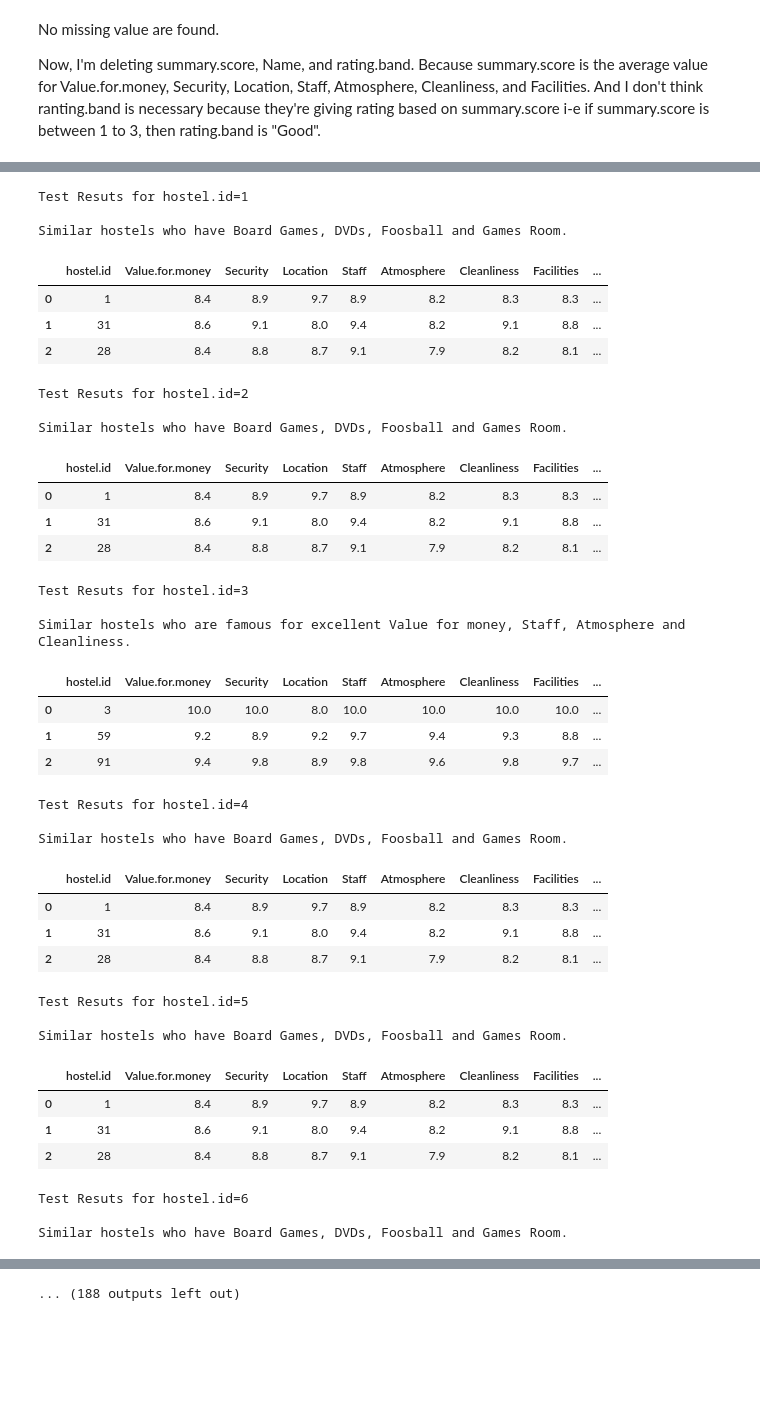
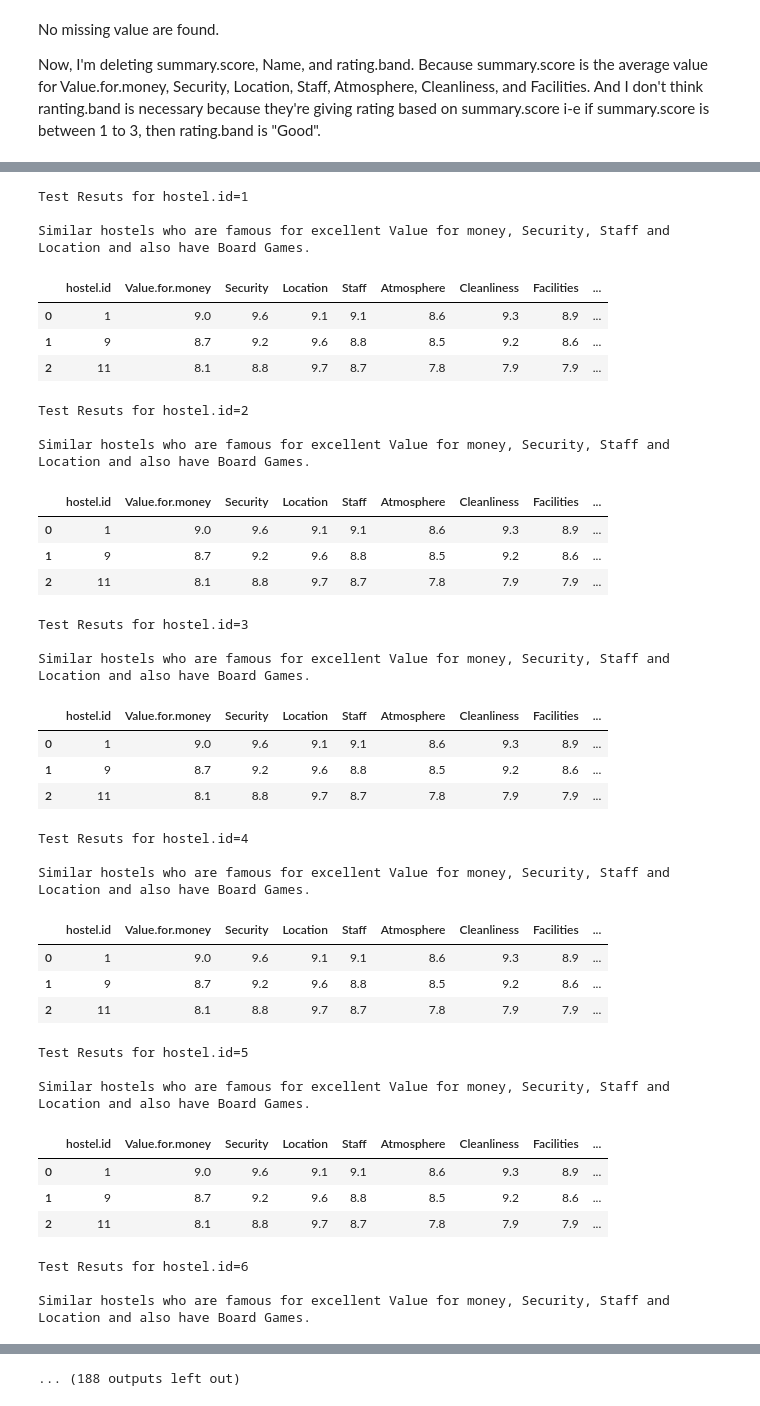
Before and after one commit to shehzadahmedqureshi/portfolio, a Jupyter notebook: Explainable_Hostel_Recommender_System.ipynb, the cells around one changed output, grey strips where cells are left out. Saved outputs shown, nothing was run; the diff lists cells and outputs as text; code cells hidden in the pictures; blank space fills up the shorter version.

```diff
--- a/Explainable_Hostel_Recommender_System.ipynb
+++ b/Explainable_Hostel_Recommender_System.ipynb
@@ -20,5 +18,7 @@ from IPython.display import display, HTML
 import warnings
 warnings.filterwarnings('ignore')
 # %%
-# Loading the dataset
-df_hostels = pd.read_csv("../input/explainable_recommendations.csv", encoding='latin1')
+# Loading and displaying the dataset
+df_hostels = pd.read_csv("../input/hybrid.csv", encoding='latin1')
+
+df_hostels.head()
@@ -159,7 +148,25 @@ def get_hostel_recommendations(df, anchor_id):
     return new_df
 
 def get_city_hostel_recommendations(df, city_id):
-    features = ['Distance', 'Value.for.money', 'Security', 'Location', 'Staff', 'Atmosphere', 'Cleanliness', 'Facilities', 'Price', 'Board.Games', 'Dvds', 'Foosball', 'Games.Room', 'PlayStation', 'Pool.Table']
+
+    featureString = 'Distance,Price,Board.Games,Dvds,Foosball,Games.Room,PlayStation,Pool.Table,Wifi,City'
+    getCityRow = df.loc[0, :]
+    if(getCityRow['Value.for.money'] != 0.0):
+        featureString+=",Value.for.money"
+    if(getCityRow['Security'] != 0.0):
+        featureString+=",Security"
+    if(getCityRow['Location'] != 0.0):
+        featureString+=",Location"
+    if(getCityRow['Staff'] != 0.0):
+        featureString+=",Staff"
+    if(getCityRow['Atmosphere'] != 0.0):
+        featureString+=",Atmosphere"
+    if(getCityRow['Cleanliness'] != 0.0):
+        featureString+=",Cleanliness"
+    if(getCityRow['Facilities'] != 0.0):
+        featureString+=",Facilities"
+
+    features = featureString.split(',')
 
     df_sorted = df[df["City"].isin(city_id)]
     df_features = df_sorted[features].copy()
@@ -197,7 +202,7 @@ If all three recommended hostels have 9 or more than 9 rating in any of the foll
 Also, If all three recommended hostels have 1 which means yes in any of the following columns (Board.Games, Dvds, Foosball, Games.Room, PlayStation, Pool.Table), then mention those this in the explanation.
 # %%
 def processSummary(df):
-    tf = (df.values > 8.9)
+    tf = (df.values > 7.9)
     if False in tf[:]:
         return False
     else:
@@ -290,54 +295,58 @@ def removeAgainOccurence(str_val, delimiter):
 # %%
-for i in range(1,101):
+for i in range(1,121):
     df_recs = get_hostel_recommendations(df_hostels, i)
+
     df_final = df_recs.head(n=4)
+
     city = Remove(df_final.City)
 
-    # Now making hostel recommendations for only the data where city is fetched from above
+    # Now make recommendations for only the data where city is fetched from above
     df_final = get_city_hostel_recommendations(df_hostels, city)
 
     finalShowDown = df_final.head(n=3)
+
     print("\n")
     print('\033[1m'+"Test Resuts for hostel.id="+str(i)+"\n")
     print(getExplaination(finalShowDown))
+
     display(finalShowDown)
 # %% [output]
 Test Resuts for hostel.id=1
 
-Similar hostels who have Board Games, DVDs, Foosball and Games Room.
+Similar hostels who are famous for excellent Value for money, Security, Staff and Location and also have Board Games.
 |  | hostel.id | Value.for.money | Security | Location | Staff | Atmosphere | Cleanliness | Facilities | ... |
-| 0 | 1 | 8.4 | 8.9 | 9.7 | 8.9 | 8.2 | 8.3 | 8.3 | ... |
-| 1 | 31 | 8.6 | 9.1 | 8.0 | 9.4 | 8.2 | 9.1 | 8.8 | ... |
-| 2 | 28 | 8.4 | 8.8 | 8.7 | 9.1 | 7.9 | 8.2 | 8.1 | ... |
+| 0 | 1 | 9.0 | 9.6 | 9.1 | 9.1 | 8.6 | 9.3 | 8.9 | ... |
+| 1 | 9 | 8.7 | 9.2 | 9.6 | 8.8 | 8.5 | 9.2 | 8.6 | ... |
+| 2 | 11 | 8.1 | 8.8 | 9.7 | 8.7 | 7.8 | 7.9 | 7.9 | ... |
 Test Resuts for hostel.id=2
 
-Similar hostels who have Board Games, DVDs, Foosball and Games Room.
+Similar hostels who are famous for excellent Value for money, Security, Staff and Location and also have Board Games.
 |  | hostel.id | Value.for.money | Security | Location | Staff | Atmosphere | Cleanliness | Facilities | ... |
-| 0 | 1 | 8.4 | 8.9 | 9.7 | 8.9 | 8.2 | 8.3 | 8.3 | ... |
-| 1 | 31 | 8.6 | 9.1 | 8.0 | 9.4 | 8.2 | 9.1 | 8.8 | ... |
-| 2 | 28 | 8.4 | 8.8 | 8.7 | 9.1 | 7.9 | 8.2 | 8.1 | ... |
+| 0 | 1 | 9.0 | 9.6 | 9.1 | 9.1 | 8.6 | 9.3 | 8.9 | ... |
+| 1 | 9 | 8.7 | 9.2 | 9.6 | 8.8 | 8.5 | 9.2 | 8.6 | ... |
+| 2 | 11 | 8.1 | 8.8 | 9.7 | 8.7 | 7.8 | 7.9 | 7.9 | ... |
 Test Resuts for hostel.id=3
 
-Similar hostels who are famous for excellent Value for money, Staff, Atmosphere and Cleanliness.
+Similar hostels who are famous for excellent Value for money, Security, Staff and Location and also have Board Games.
 |  | hostel.id | Value.for.money | Security | Location | Staff | Atmosphere | Cleanliness | Facilities | ... |
-| 0 | 3 | 10.0 | 10.0 | 8.0 | 10.0 | 10.0 | 10.0 | 10.0 | ... |
-| 1 | 59 | 9.2 | 8.9 | 9.2 | 9.7 | 9.4 | 9.3 | 8.8 | ... |
-| 2 | 91 | 9.4 | 9.8 | 8.9 | 9.8 | 9.6 | 9.8 | 9.7 | ... |
+| 0 | 1 | 9.0 | 9.6 | 9.1 | 9.1 | 8.6 | 9.3 | 8.9 | ... |
+| 1 | 9 | 8.7 | 9.2 | 9.6 | 8.8 | 8.5 | 9.2 | 8.6 | ... |
+| 2 | 11 | 8.1 | 8.8 | 9.7 | 8.7 | 7.8 | 7.9 | 7.9 | ... |
 Test Resuts for hostel.id=4
 
-Similar hostels who have Board Games, DVDs, Foosball and Games Room.
+Similar hostels who are famous for excellent Value for money, Security, Staff and Location and also have Board Games.
 |  | hostel.id | Value.for.money | Security | Location | Staff | Atmosphere | Cleanliness | Facilities | ... |
-| 0 | 1 | 8.4 | 8.9 | 9.7 | 8.9 | 8.2 | 8.3 | 8.3 | ... |
-| 1 | 31 | 8.6 | 9.1 | 8.0 | 9.4 | 8.2 | 9.1 | 8.8 | ... |
-| 2 | 28 | 8.4 | 8.8 | 8.7 | 9.1 | 7.9 | 8.2 | 8.1 | ... |
+| 0 | 1 | 9.0 | 9.6 | 9.1 | 9.1 | 8.6 | 9.3 | 8.9 | ... |
+| 1 | 9 | 8.7 | 9.2 | 9.6 | 8.8 | 8.5 | 9.2 | 8.6 | ... |
+| 2 | 11 | 8.1 | 8.8 | 9.7 | 8.7 | 7.8 | 7.9 | 7.9 | ... |
 Test Resuts for hostel.id=5
 
-Similar hostels who have Board Games, DVDs, Foosball and Games Room.
+Similar hostels who are famous for excellent Value for money, Security, Staff and Location and also have Board Games.
 |  | hostel.id | Value.for.money | Security | Location | Staff | Atmosphere | Cleanliness | Facilities | ... |
-| 0 | 1 | 8.4 | 8.9 | 9.7 | 8.9 | 8.2 | 8.3 | 8.3 | ... |
-| 1 | 31 | 8.6 | 9.1 | 8.0 | 9.4 | 8.2 | 9.1 | 8.8 | ... |
-| 2 | 28 | 8.4 | 8.8 | 8.7 | 9.1 | 7.9 | 8.2 | 8.1 | ... |
+| 0 | 1 | 9.0 | 9.6 | 9.1 | 9.1 | 8.6 | 9.3 | 8.9 | ... |
+| 1 | 9 | 8.7 | 9.2 | 9.6 | 8.8 | 8.5 | 9.2 | 8.6 | ... |
+| 2 | 11 | 8.1 | 8.8 | 9.7 | 8.7 | 7.8 | 7.9 | 7.9 | ... |
 Test Resuts for hostel.id=6
 
-Similar hostels who have Board Games, DVDs, Foosball and Games Room.
+Similar hostels who are famous for excellent Value for money, Security, Staff and Location and also have Board Games.
 |  | hostel.id | Value.for.money | Security | Location | Staff | Atmosphere | Cleanliness | Facilities | ... |
```
Also changed, not shown: parts of 20 cells of this notebook, 1 other file.
